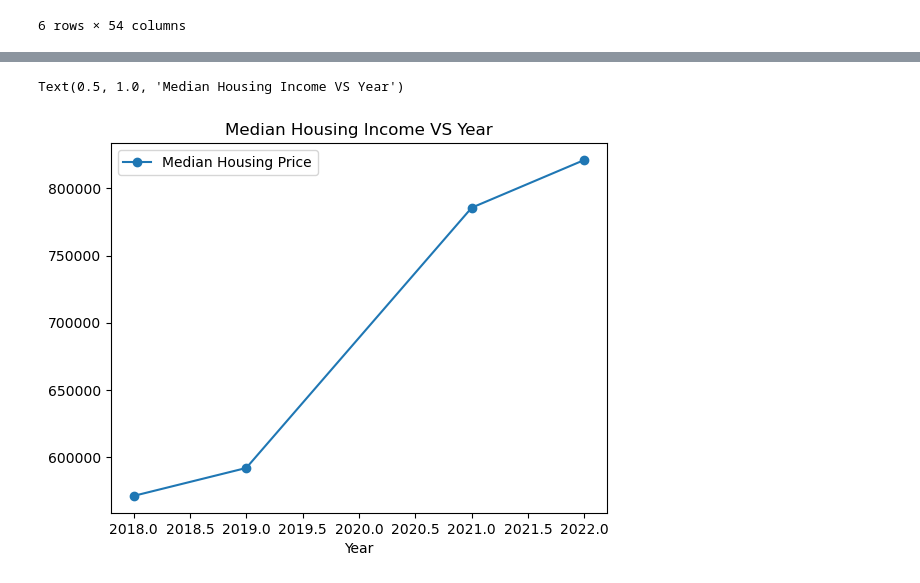
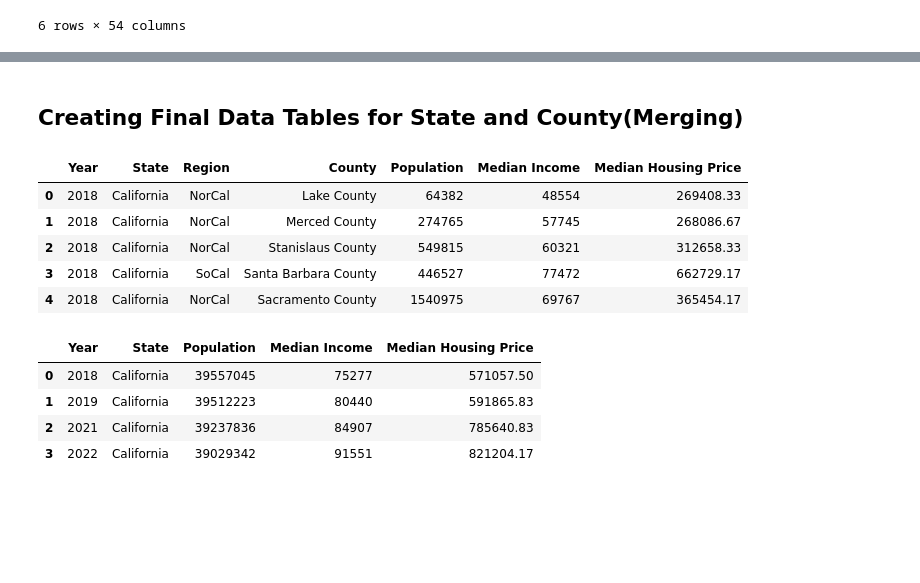
Before and after one commit to Xelven001/project_1_grp_2, a Jupyter notebook: Josh/data_cleanup.ipynb, the cells around one changed output, grey strips where cells are left out. Saved outputs shown, nothing was run; the diff lists cells and outputs as text; code cells hidden in the pictures; blank space fills up the shorter version.

```diff
--- a/Josh/data_cleanup.ipynb
+++ b/Josh/data_cleanup.ipynb
@@ -213,20 +286,8 @@ median_data
 6 rows × 54 columns
 # %%
 #melt(take columns and make them rows) Housing Median Price DF into two DFS: One For CA and one by County.
-# Also merging with Median Income DF's
+housing_data = pd.melt(median_data, id_vars=['Year'], var_name='Region', value_name='Median Housing Price')
+housing_data["Region"] = housing_data["Region"] + " County"
+housing_data.loc[housing_data['Region'] == 'CA County', 'Region'] = 'California'
 
-melted_df = pd.melt(median_data, id_vars=['Year'], var_name='Region', value_name='Median Housing Price')
-melted_df["Region"] = melted_df["Region"] + " County"
-melted_df.loc[melted_df['Region'] == 'CA County', 'Region'] = 'California'
-
-#create county DF(Housing Prices)
-housing_county = melted_df[melted_df['Region']!= 'California'].copy()
-housing_county.rename(columns={"Region":"County"},inplace=True)
-
-#create state DF (Housing Prices)
-housing_state = melted_df[(melted_df['Region']== 'California') & (melted_df['Year'] != 2020) & (melted_df["Year"] != 2023)].copy()
-
-housing_state = housing_state.reset_index().drop(columns=['index'])
-housing_state.rename(columns={"Region":"State"},inplace=True)
-state_df = pd.merge(data_state,housing_state,on=["Year","State"])
-county_df = pd.merge(data_county,housing_county,on=["Year","County","County"])
+housing_data.head()
@@ -261,7 +300,0 @@ state_df.plot.scatter(x='Median Income', y='Median Housing Price', marker='o', l
-# %%
-state_df.plot(x='Year', y='Median Housing Price', marker='o', linestyle='-')
-plt.title("Median Housing Income VS Year")
-#Having trouble cleaning this up for X axis using xticks. #Help? Lol
-# %% [output]
-Text(0.5, 1.0, 'Median Housing Income VS Year')
-[figure, removed]
@@ -363,0 +301,36 @@ fig.write_image("../Josh/Visuals/2018_heatmap_housing.png")
+# %% [markdown]
+## Creating Final Data Tables for State and County(Merging)
+# %%
+housing_county = housing_data[housing_data['Region']!= 'California'].copy()
+housing_county.rename(columns={"Region":"County"},inplace=True)
+
+county_data = pd.merge(inc_county,housing_county,on=["Year","County"])
+
+
+county_data = pd.merge(pop_county,county_data,on=["Year","State","Region","County"])
+county_data.to_csv("../Josh/Clean Data/county_data.csv")
+county_data.head()
+# %% [output]
+|  | Year | State | Region | County | Population | Median Income | Median Housing Price |
+| 0 | 2018 | California | NorCal | Lake County | 64382 | 48554 | 269408.33 |
+| 1 | 2018 | California | NorCal | Merced County | 274765 | 57745 | 268086.67 |
+| 2 | 2018 | California | NorCal | Stanislaus County | 549815 | 60321 | 312658.33 |
+| 3 | 2018 | California | SoCal | Santa Barbara County | 446527 | 77472 | 662729.17 |
+| 4 | 2018 | California | NorCal | Sacramento County | 1540975 | 69767 | 365454.17 |
+# %%
+housing_state = housing_data[(housing_data['Region']== 'California') & (housing_data['Year'] != 2020) & (housing_data["Year"] != 2023)].copy()
+housing_state.rename(columns={"Region":"State"},inplace=True)
+state_data = pd.merge(inc_state,housing_state,on=["Year","State"])
+
+
+state_data = pd.merge(pop_state,state_data,on=["Year","State"])
+state_data= state_data[['Year', 'State','Population', 'Median Income', 'Median Housing Price']]
+state_data.to_csv("../Josh/Clean Data/state_data.csv")
+
+state_data.head()
+# %% [output]
+|  | Year | State | Population | Median Income | Median Housing Price |
+| 0 | 2018 | California | 39557045 | 75277 | 571057.50 |
+| 1 | 2019 | California | 39512223 | 80440 | 591865.83 |
+| 2 | 2021 | California | 39237836 | 84907 | 785640.83 |
+| 3 | 2022 | California | 39029342 | 91551 | 821204.17 |
```
Also changed, not shown: parts of 28 cells of this notebook, 15 other files.
